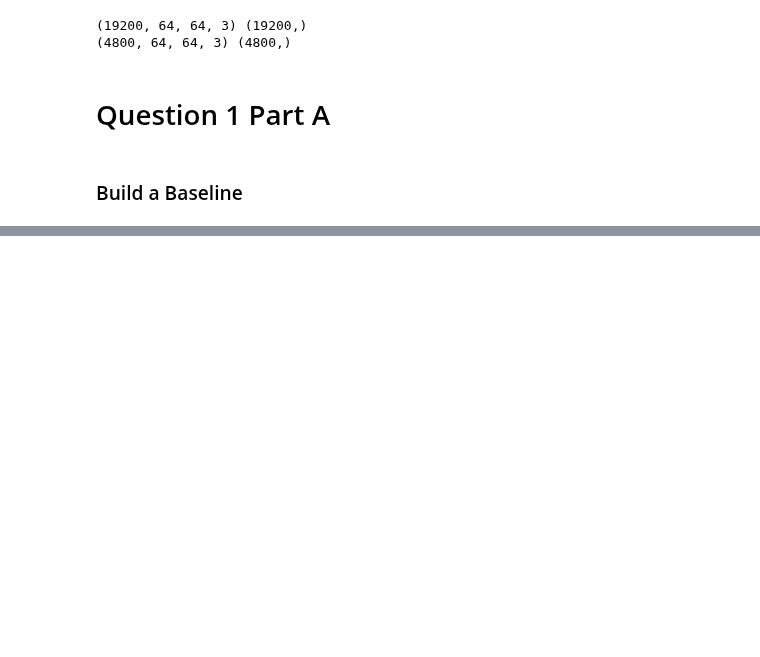
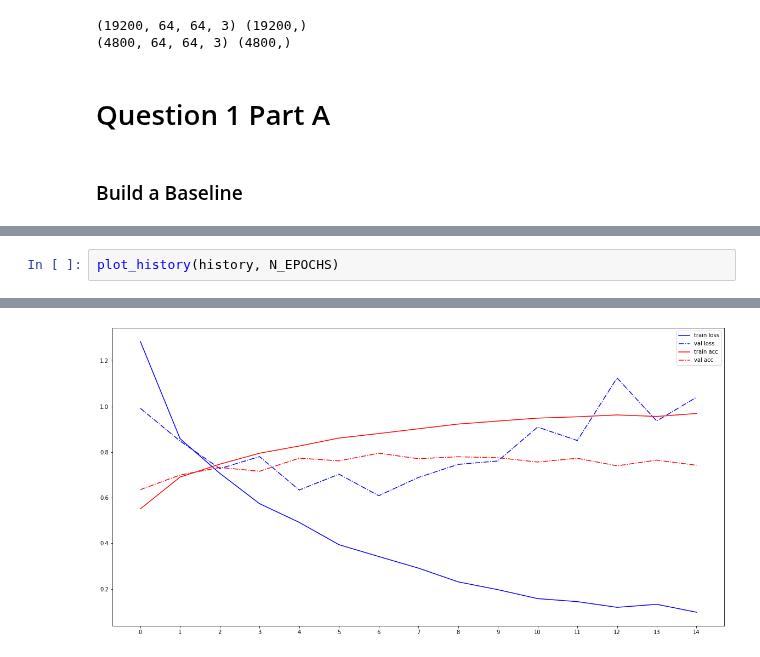
Before and after one commit to rajbircit/assignments, a Jupyter notebook: dl_a2/dl_assignment2_master.ipynb, the cells around one changed output, grey strips where cells are left out. Cells and saved outputs as stored; diff of their text form; blank space fills up the shorter version.

```diff
--- a/dl_a2/dl_assignment2_master.ipynb
+++ b/dl_a2/dl_assignment2_master.ipynb
@@ -180,0 +243,3 @@ print(trainX.shape)
+# %%
+plot_history(history, N_EPOCHS)
+# %% [output]
@@ -180,0 +248 @@ print(trainX.shape)
+[figure, added]
```
Also changed, not shown: parts of 13 cells of this notebook.
